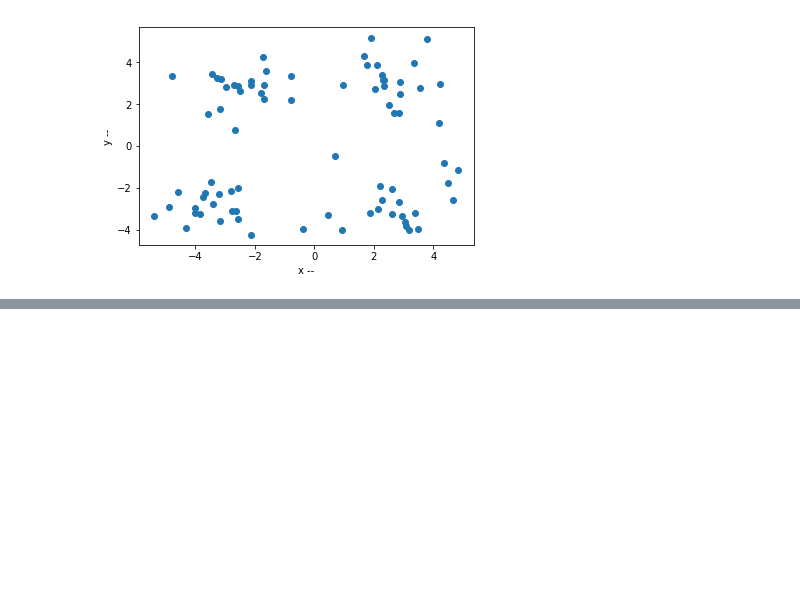
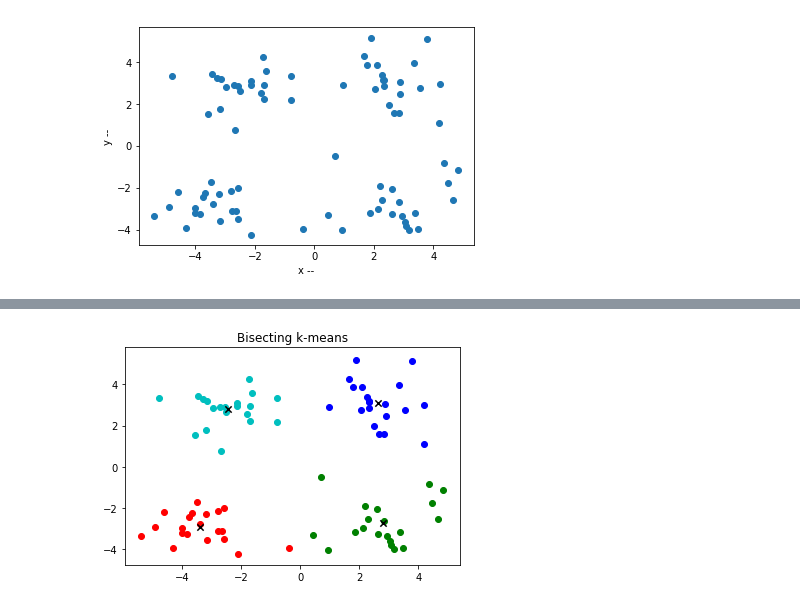
Before and after one commit to AaronFlower/Jupyter, a Jupyter notebook: k-means/K-means.ipynb, the cells around one changed output, grey strips where cells are left out. Cells and saved outputs as stored; diff of their text form; code cells hidden in the pictures; blank space fills up the shorter version.

```diff
--- a/k-means/K-means.ipynb
+++ b/k-means/K-means.ipynb
@@ -106,0 +224,4 @@ ctds, assignMat = kMeans(dataMat, 4)
+# %%
+plotKmeans(dataMat,biAss,biCents, 'Bisecting k-means')
+# %% [output]
+[figure, added]
```
Also changed, not shown: parts of 10 cells of this notebook, 1 other file.
